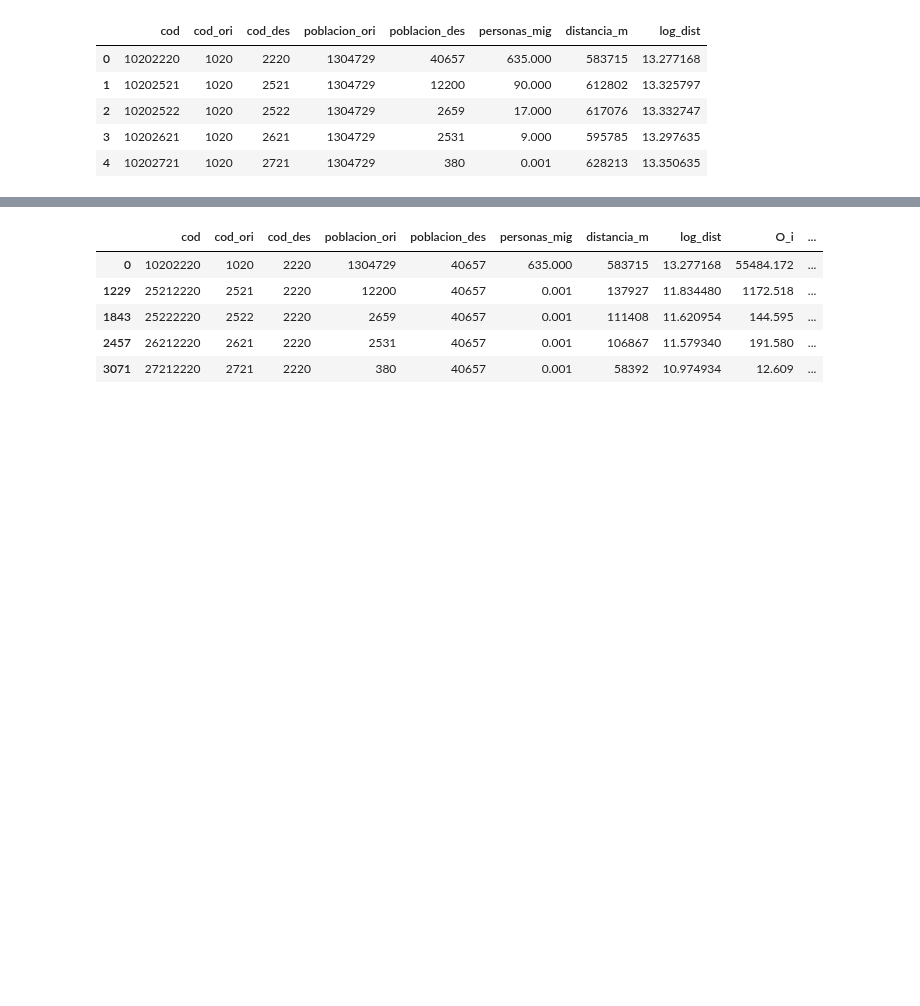
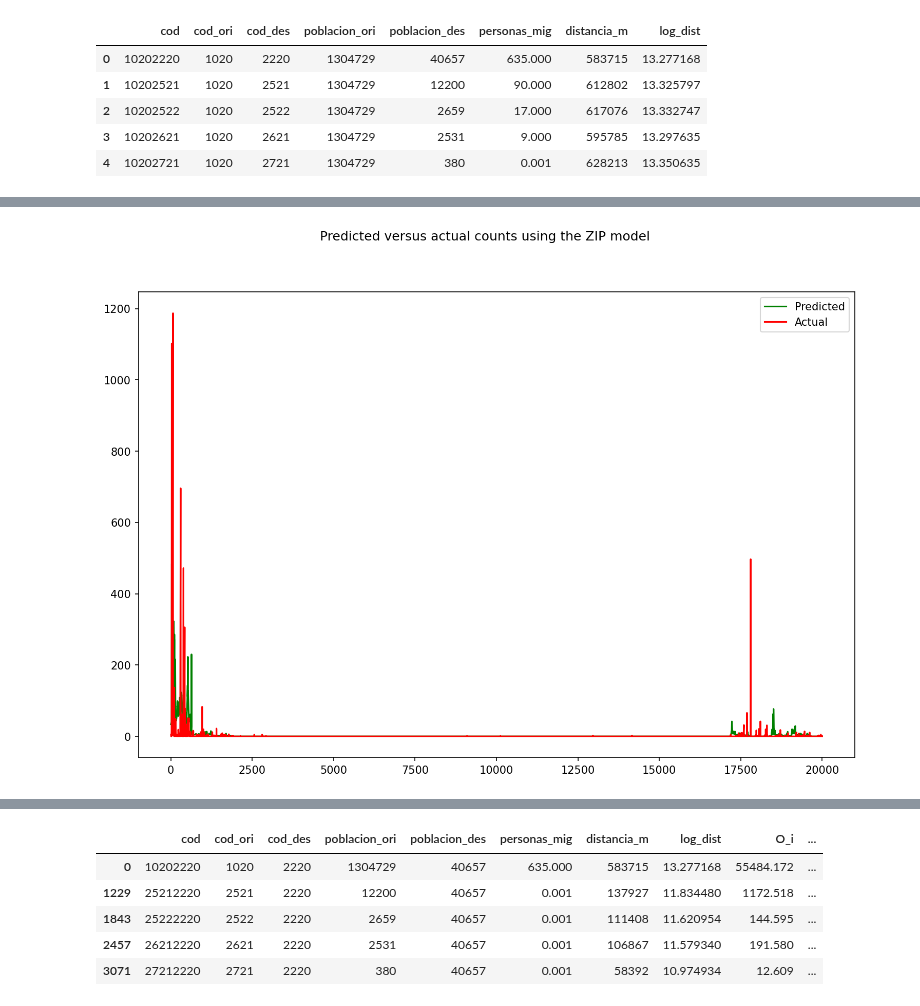
Before and after one commit to guillermodangelo/tesis, a Jupyter notebook: 07-MIE-localidades.ipynb, the cells around one changed output, grey strips where cells are left out. Drawn from its saved outputs; the diff is of its cells as text; code cells hidden in the pictures; blank space fills up the shorter version.

```diff
--- a/07-MIE-localidades.ipynb
+++ b/07-MIE-localidades.ipynb
@@ -83,3 +81,12 @@ flujos_loc.head()
 | 2 | 10202522 | 1020 | 2522 | 1304729 | 2659 | 17.000 | 617076 | 13.332747 |
 | 3 | 10202621 | 1020 | 2621 | 1304729 | 2531 | 9.000 | 595785 | 13.297635 |
 | 4 | 10202721 | 1020 | 2721 | 1304729 | 380 | 0.001 | 628213 | 13.350635 |
+# %%
+# convierte códigos a string para ser correctamente interpretados por el modelo
+flujos_loc['cod_ori'] = flujos_loc['cod_ori'].astype(str)
+flujos_loc['cod_des'] = flujos_loc['cod_des'].astype(str)
+
+flujos_loc.drop(['cod', 'poblacion_ori', 'poblacion_des', 'distancia_m'],
+axis=1, inplace=True)
+
+flujos_loc.head()
@@ -91,3 +136,49 @@ prodSim = smf.glm(formula=formula, data=flujos_loc, family=sm.families.Poisson()
+# %%
+#zero inflated
+from patsy import dmatrices
+
+
+df = flujos_loc
+
+expr = "personas_mig ~ cod_ori + log_dist -1"
+
+mask = np.random.rand(len(df)) < 0.8
+df_train = df[mask]
+df_test = df[~mask]
+print('Training data set length='+str(len(df_train)))
+print('Testing data set length='+str(len(df_test)))
+
+
+y_train, X_train = dmatrices(expr, df_train, return_type='dataframe')
+y_test, X_test = dmatrices(expr, df_test, return_type='dataframe')
+
+zip_training_results = sm.ZeroInflatedPoisson(endog=y_train, exog=X_train, exog_infl=X_train, inflation='logit').fit()
+
+zip_training_results.summary()
+
+zip_predictions = zip_training_results.predict(X_test,exog_infl=X_test)
+
+predicted_counts=np.round(zip_predictions)
+
+actual_counts = y_test['personas_mig']
+
+print('ZIP RMSE='+str(np.sqrt(np.sum(np.power(np.subtract(predicted_counts,actual_counts),2)))))
+
+
+
+fig = plt.figure(figsize=(12, 8), dpi=150)
+
+fig.suptitle('Predicted versus actual counts using the ZIP model')
+
+predicted, = plt.plot(X_test.index, predicted_counts, 'g', label='Predicted')
+
+actual, = plt.plot(X_test.index, actual_counts, 'r', label='Actual')
+
+plt.legend(handles=[predicted, actual])
+
+plt.show()
+# %% [output]
+[figure, added]
 # %%
 prodSim.summary()
 # %% [output]
```
Also changed, not shown: parts of 8 cells of this notebook.
